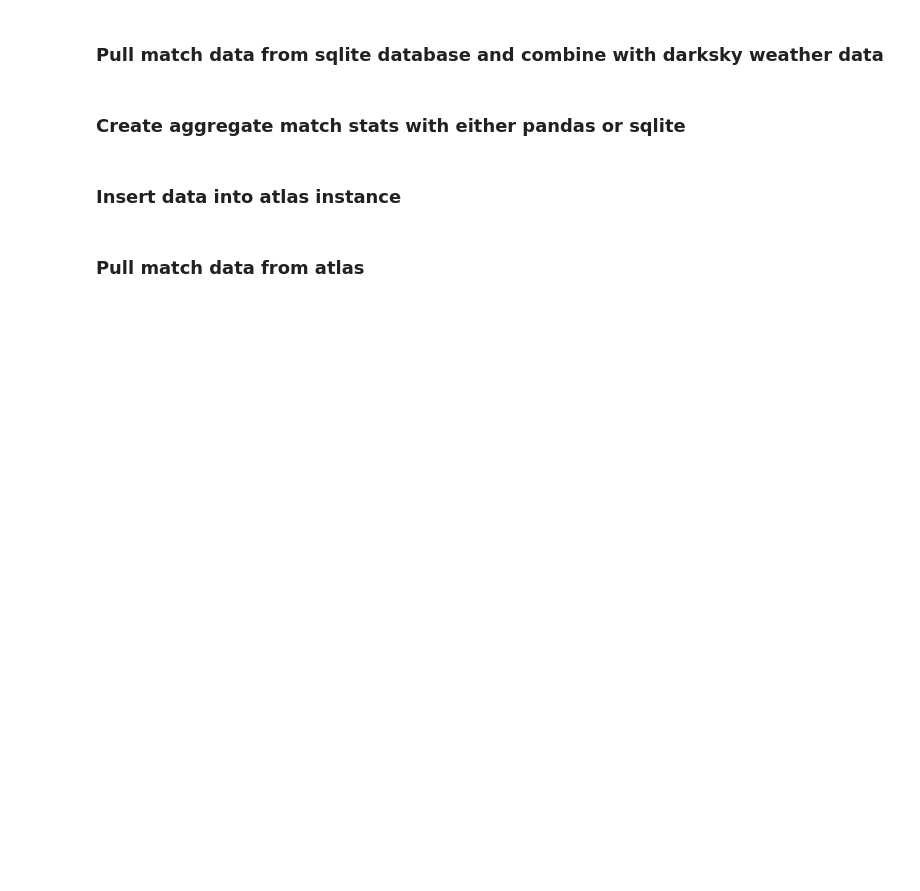
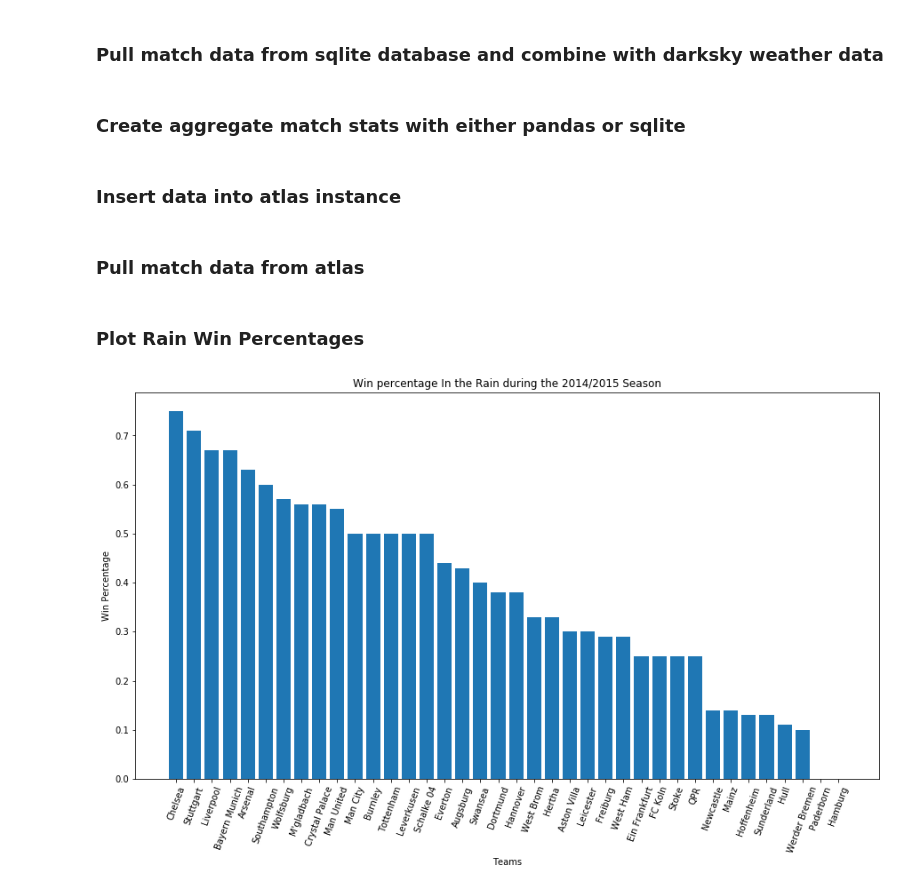
Before and after one commit to hmdev649/darksky, a Jupyter notebook: index.ipynb, the cells around one changed output. Saved outputs shown, nothing was run; the diff lists cells and outputs as text; code cells hidden in the pictures; blank space fills up the shorter version.

```diff
--- a/index.ipynb
+++ b/index.ipynb
@@ -39,8 +41,22 @@ ds.insert_to_atlas(atlas_user,
 # %% [markdown]
 ### Pull match data from atlas
 # %%
-client = pymongo.MongoClient(f'mongodb+srv://{atlas_user}:{atlas_key}@{cluster_name}.mongodb.net/test?retryWrites=true&w=majority')
+url = f'mongodb+srv://{atlas_user}:{atlas_key}@{cluster_name}.mongodb.net/test?retryWrites=true&w=majority'
+client = pymongo.MongoClient(url)
 db = client.test
 collection = db[collection_name]
 
-pd.DataFrame(list(collection.find({'season': 2011})))
+df = pd.DataFrame(list(collection.find({'Season': 2014})))
+df.head()
+# %% [markdown]
+### Plot Rain Win Percentages
+# %%
+fig, ax = plt.subplots(figsize=(15, 8))
+df.sort_values('rain_win_pct', ascending=False, inplace=True)
+ax.bar(df['Club'], df['rain_win_pct'])
+ax.tick_params(axis='x', rotation=70)
+ax.set_title('Win percentage In the Rain during the 2014/2015 Season')
+ax.set_ylabel('Win Percentage')
+ax.set_xlabel('Teams');
+# %% [output]
+[figure, added]
```
Also changed, not shown: parts of 11 cells of this notebook, 2 other files.
